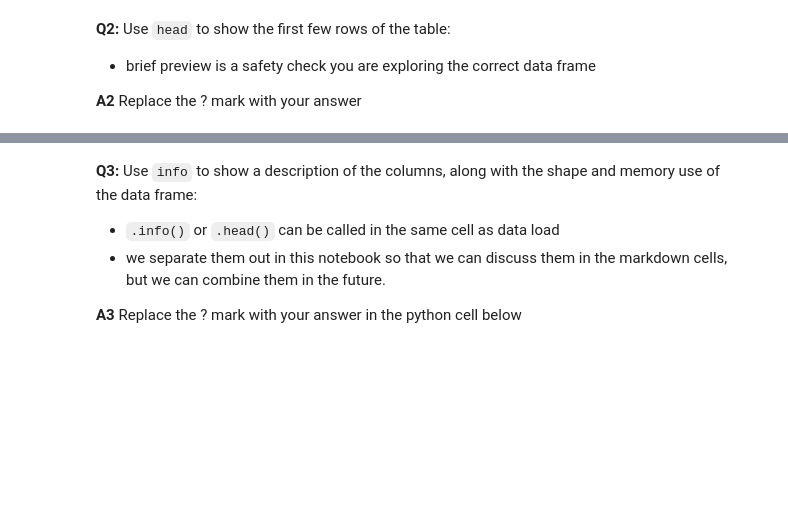
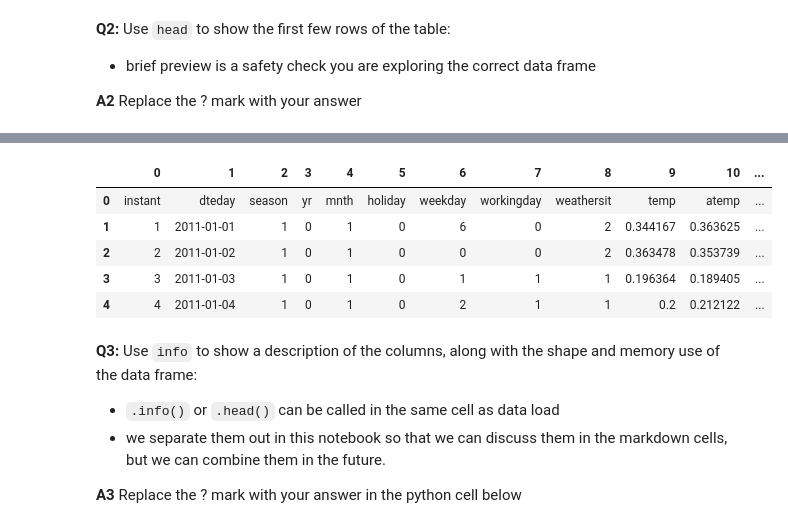
Before and after one commit to P-wig/ML-HW, a Jupyter notebook: ECpracticeSubmission.ipynb, the cells around one changed output, grey strips where cells are left out. Drawn from its saved outputs; the diff is of its cells as text; code cells hidden in the pictures; blank space fills up the shorter version.

```diff
--- a/ECpracticeSubmission.ipynb
+++ b/ECpracticeSubmission.ipynb
@@ -51,3 +47,5 @@ SyntaxError: invalid syntax (Temp/ipykernel_17456/1428855700.py, line 1)
+# %%
+bikes = pd.read_csv("data/day.csv", header = None)
 # %% [markdown]
 **Q2:**
  Use `head` to show the first few rows of the table:
@@ -56,5 +54,5 @@ SyntaxError: invalid syntax (Temp/ipykernel_17456/1428855700.py, line 1)
 **A2**
 Replace the ? mark with your answer
 # %%
-bikes. ?
+bikes.head()
 # %% [output]
@@ -62,3 +59,9 @@ SyntaxError: invalid syntax (Temp/ipykernel_17456/2620340854.py, line 1)
+|  | 0 | 1 | 2 | 3 | 4 | 5 | 6 | 7 | 8 | 9 | 10 | ... |
+| 0 | instant | dteday | season | yr | mnth | holiday | weekday | workingday | weathersit | temp | atemp | ... |
+| 1 | 1 | 2011-01-01 | 1 | 0 | 1 | 0 | 6 | 0 | 2 | 0.344167 | 0.363625 | ... |
+| 2 | 2 | 2011-01-02 | 1 | 0 | 1 | 0 | 0 | 0 | 2 | 0.363478 | 0.353739 | ... |
+| 3 | 3 | 2011-01-03 | 1 | 0 | 1 | 0 | 1 | 1 | 1 | 0.196364 | 0.189405 | ... |
+| 4 | 4 | 2011-01-04 | 1 | 0 | 1 | 0 | 2 | 1 | 1 | 0.2 | 0.212122 | ... |
 # %% [markdown]
 **Q3:**  Use `info` to show a description of the columns, along with the shape and memory use of the data frame:
 * `.info()` or `.head()` can be called in the same cell as data load
```
Also changed, not shown: parts of 10 cells of this notebook.
